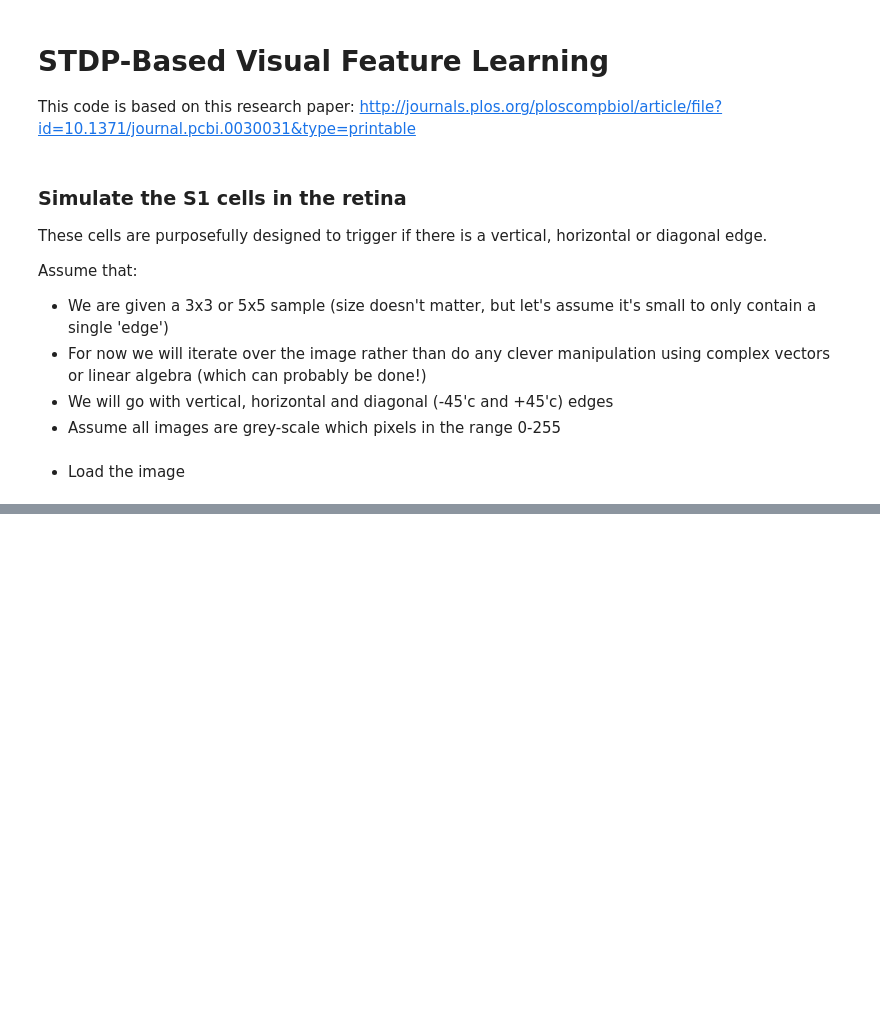
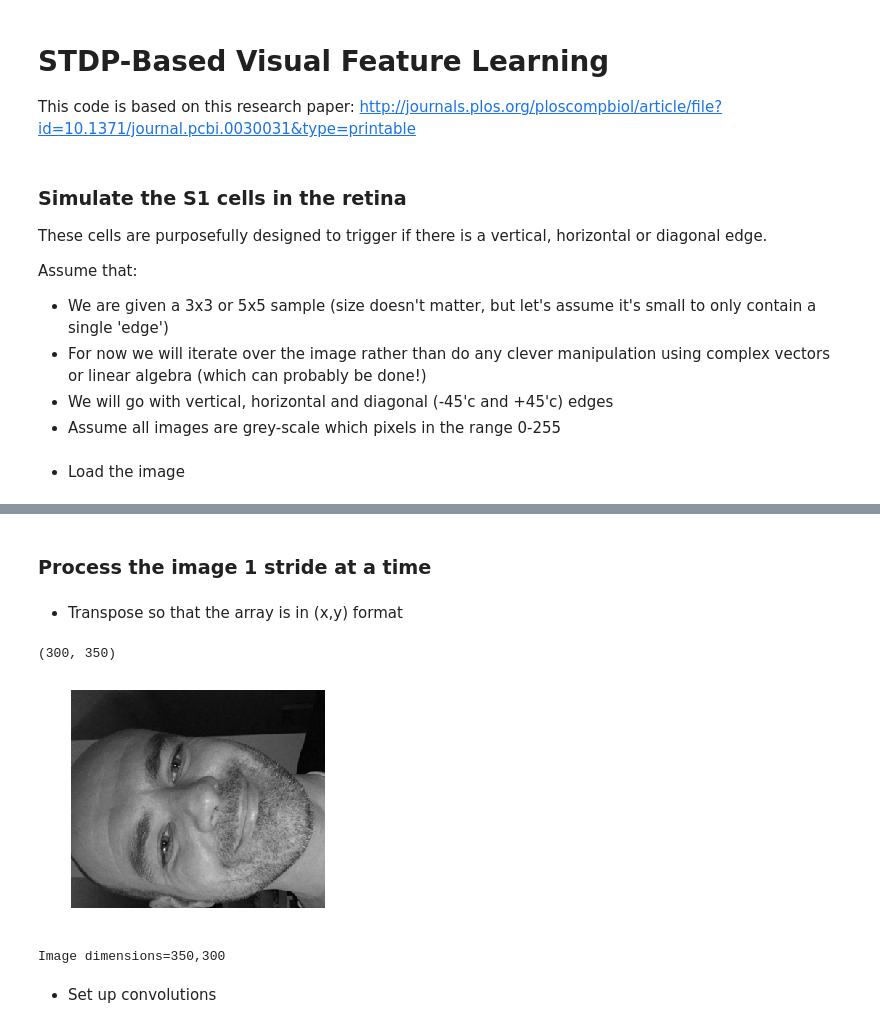
Before and after one commit to markstrefford/STDP-Based-Visual-Feature-Learning, a Jupyter notebook: S1 Simulator.ipynb, the cells around one changed output, grey strips where cells are left out. Saved outputs shown, nothing was run; the diff lists cells and outputs as text; code cells hidden in the pictures; blank space fills up the shorter version.

```diff
--- a/S1 Simulator.ipynb
+++ b/S1 Simulator.ipynb
@@ -39,0 +46,21 @@ img = cv2.imread('./images/IMG_')
+# %% [markdown]
+### Process the image 1 stride at a time
+# %% [markdown]
+* Transpose so that the array is in (x,y) format
+# %%
+face = np.transpose(img)
+print (face.shape)
+plt.axis("off")
+plt.imshow(face, cmap="gray")
+plt.show()
+# %% [output]
+(300, 350)
+[figure, added]
+# %%
+size_x = face.shape[1]
+size_y = face.shape[0]
+print ('Image dimensions={},{}'.format(size_x, size_y))
+# %% [output]
+Image dimensions=350,300
+# %% [markdown]
+* Set up convolutions
```
Also changed, not shown: parts of 5 cells of this notebook, 1 other file.
